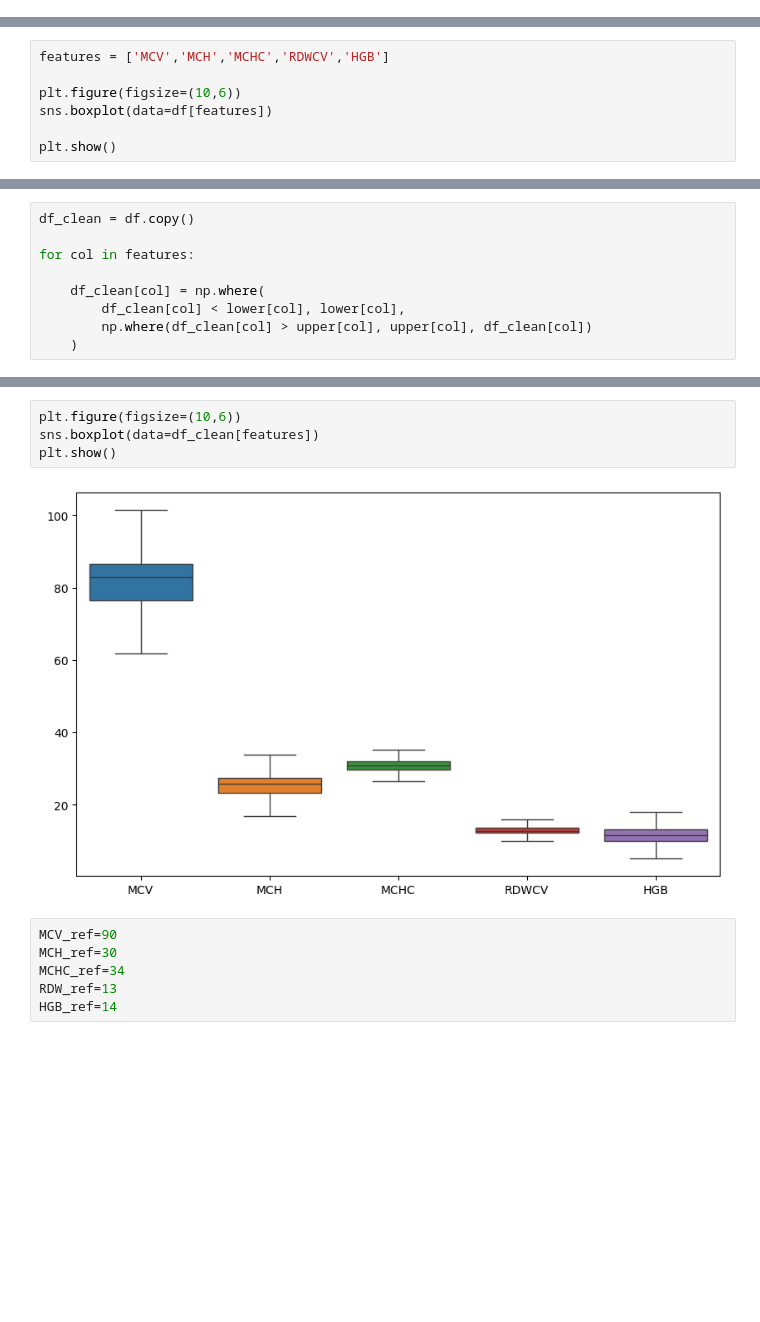
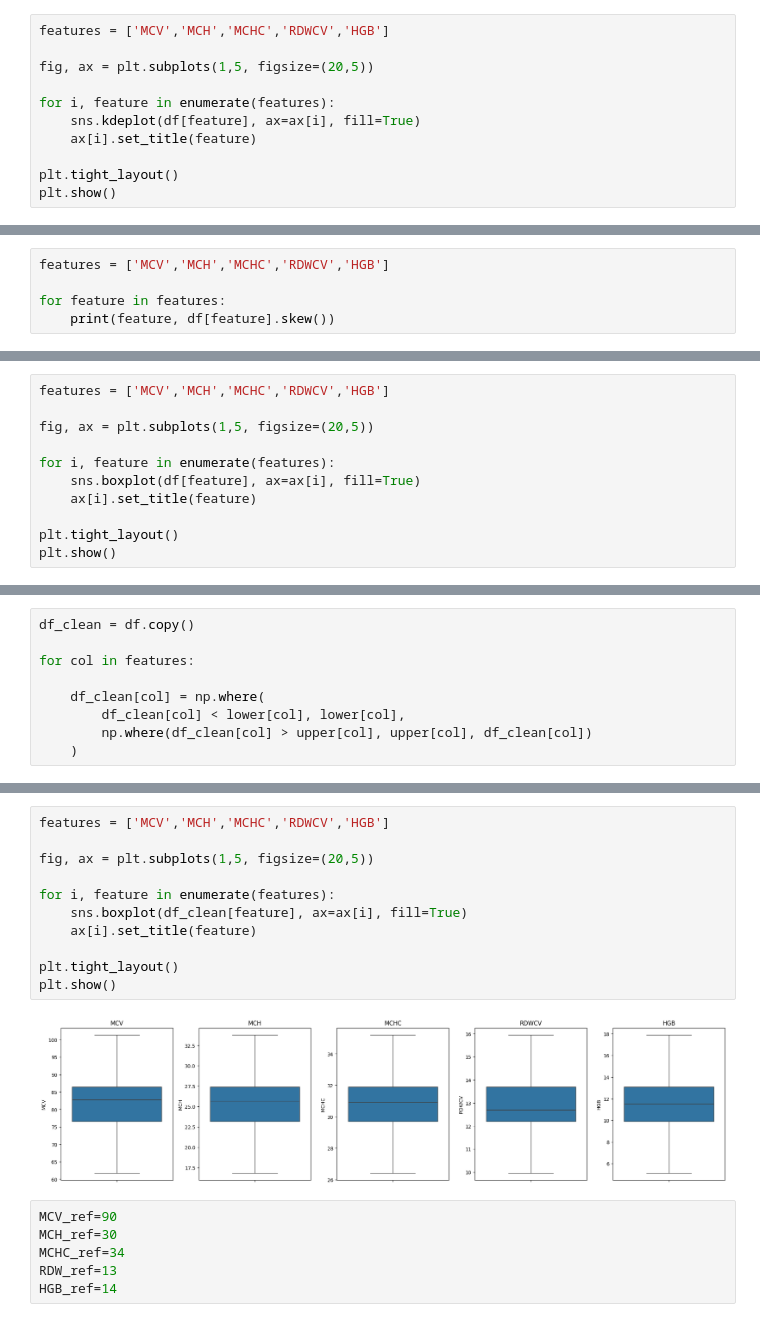
Before and after one commit to aranjali1/anemia-severity-prediction, a Jupyter notebook: microcytic_severity.ipynb, the cells around one changed output, grey strips where cells are left out. Cells and saved outputs as stored; diff of their text form; blank space fills up the shorter version.

```diff
--- a/microcytic_severity.ipynb
+++ b/microcytic_severity.ipynb
@@ -446,3 +405,14 @@ dtype: int64
 # %%
 import matplotlib.pyplot as plt
 import seaborn as sns
+# %%
+features = ['MCV','MCH','MCHC','RDWCV','HGB']
+
+fig, ax = plt.subplots(1,5, figsize=(20,5))
+
+for i, feature in enumerate(features):
+    sns.kdeplot(df[feature], ax=ax[i], fill=True)
+    ax[i].set_title(feature)
+
+plt.tight_layout()
+plt.show()
@@ -448,0 +421,5 @@ import seaborn as sns
+# %%
+features = ['MCV','MCH','MCHC','RDWCV','HGB']
+
+for feature in features:
+    print(feature, df[feature].skew())
@@ -449,8 +432,12 @@ import seaborn as sns
 # %%
 features = ['MCV','MCH','MCHC','RDWCV','HGB']
 
-plt.figure(figsize=(10,6))
-sns.boxplot(data=df[features])
+fig, ax = plt.subplots(1,5, figsize=(20,5))
 
+for i, feature in enumerate(features):
+    sns.boxplot(df[feature], ax=ax[i], fill=True)
+    ax[i].set_title(feature)
+
+plt.tight_layout()
 plt.show()
 # %% [output]
@@ -481,9 +468,16 @@ After removing outliers: (500, 21)
 # %%
-plt.figure(figsize=(10,6))
-sns.boxplot(data=df_clean[features])
+features = ['MCV','MCH','MCHC','RDWCV','HGB']
+
+fig, ax = plt.subplots(1,5, figsize=(20,5))
+
+for i, feature in enumerate(features):
+    sns.boxplot(df_clean[feature], ax=ax[i], fill=True)
+    ax[i].set_title(feature)
+
+plt.tight_layout()
 plt.show()
 # %% [output]
-[figure, old version]
+[figure, new version]
 # %%
 MCV_ref=90
 MCH_ref=30
```
Also changed, not shown: parts of 7 cells of this notebook.
